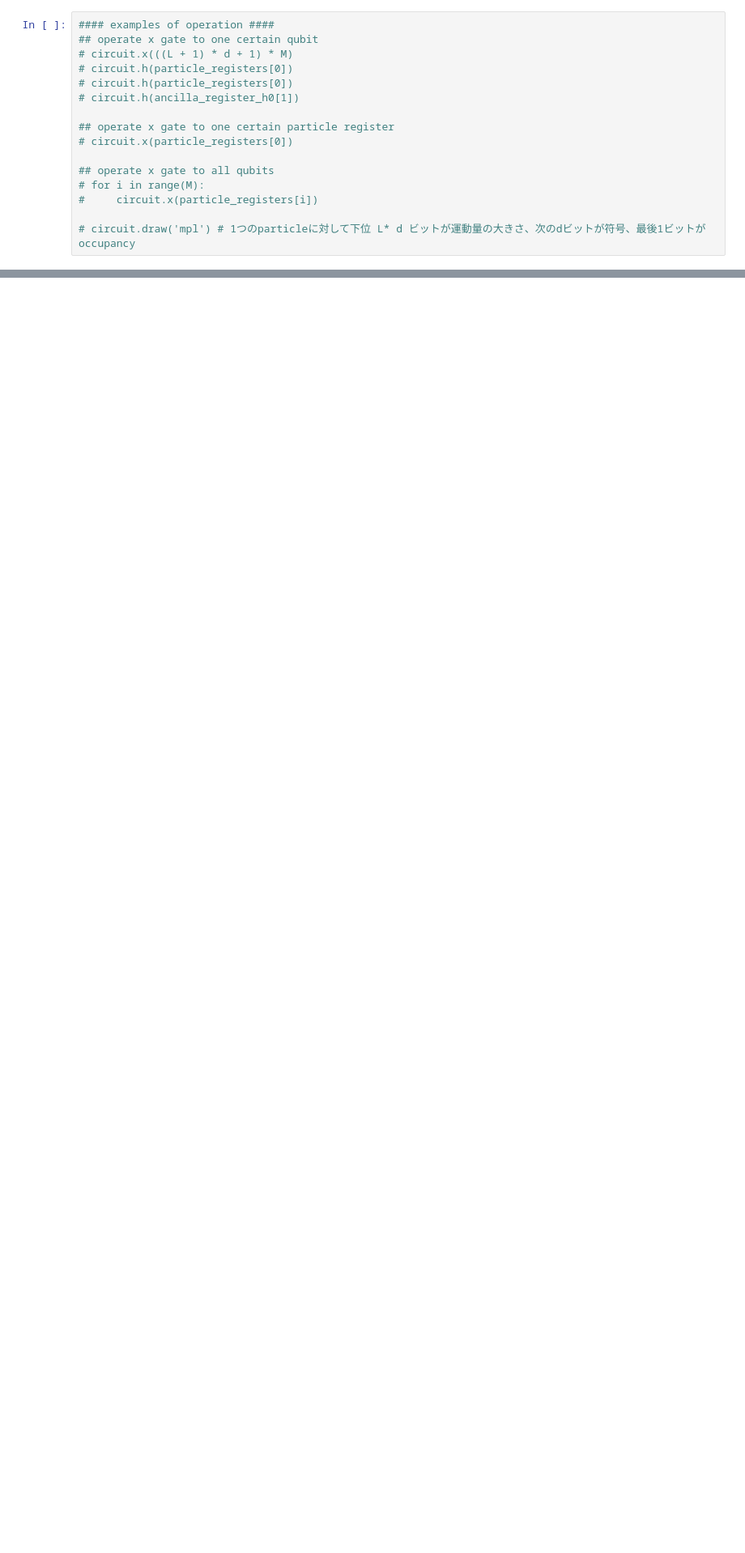
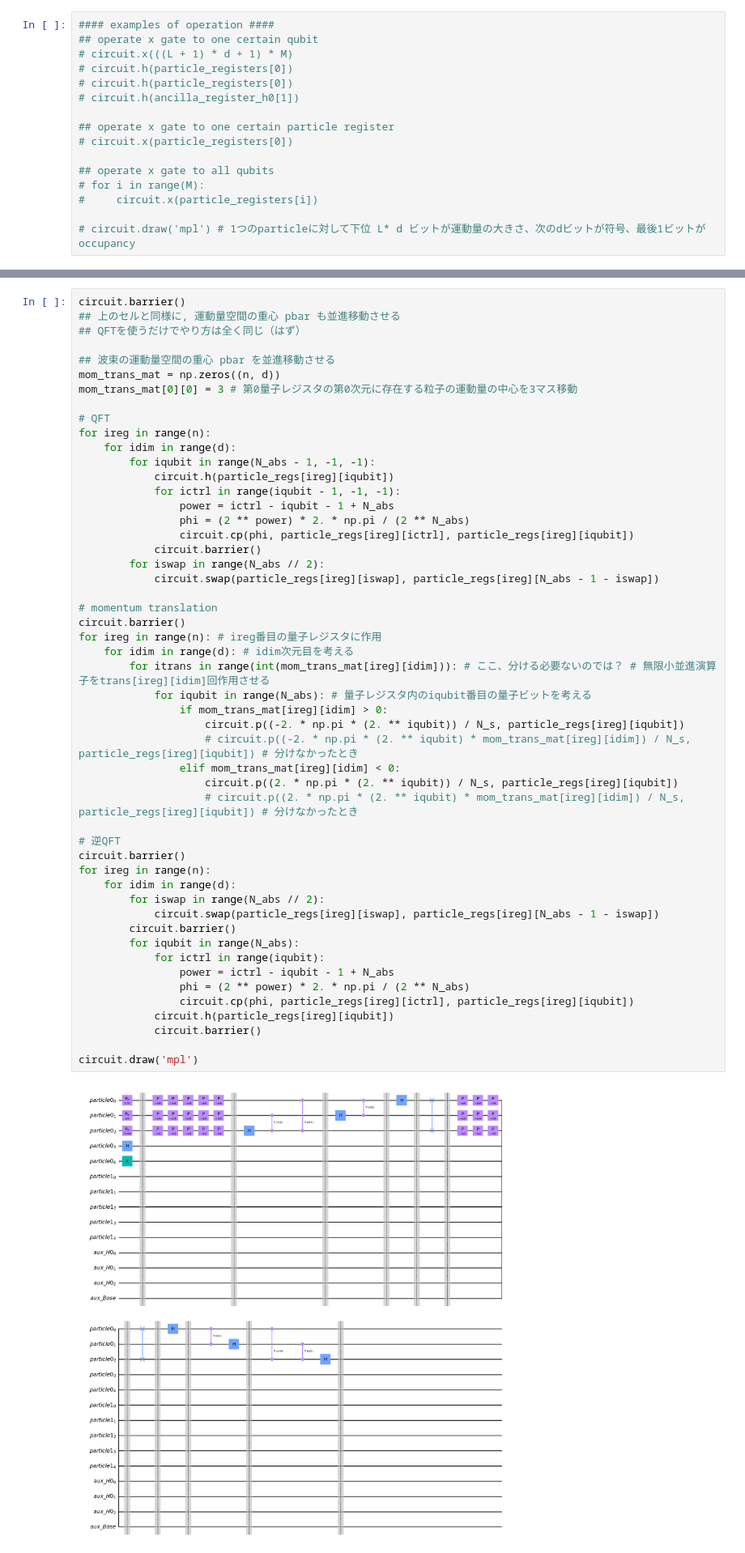
Before and after one commit to UTokyo-ICEPP/single-particle-qft, a Jupyter notebook: qsp/qc_single_particle.ipynb, the cells around one changed output, grey strips where cells are left out. Shown at 81% size. Cells and saved outputs as stored; diff of their text form; blank space fills up the shorter version.

```diff
--- a/qsp/qc_single_particle.ipynb
+++ b/qsp/qc_single_particle.ipynb
@@ -90 +97,54 @@ circuit.draw('mpl')
+# %%
+circuit.barrier()
+## 上のセルと同様に, 運動量空間の重心 pbar も並進移動させる
+## QFTを使うだけでやり方は全く同じ（はず）
+
+## 波束の運動量空間の重心 pbar を並進移動させる
+mom_trans_mat = np.zeros((n, d))
+mom_trans_mat[0][0] = 3 # 第0量子レジスタの第0次元に存在する粒子の運動量の中心を3マス移動
+
+# QFT
+for ireg in range(n):
+    for idim in range(d):
+        for iqubit in range(N_abs - 1, -1, -1):
+            circuit.h(particle_regs[ireg][iqubit])
+            for ictrl in range(iqubit - 1, -1, -1):
+                power = ictrl - iqubit - 1 + N_abs
+                phi = (2 ** power) * 2. * np.pi / (2 ** N_abs)
+                circuit.cp(phi, particle_regs[ireg][ictrl], particle_regs[ireg][iqubit])
+            circuit.barrier()
+        for iswap in range(N_abs // 2):
+            circuit.swap(particle_regs[ireg][iswap], particle_regs[ireg][N_abs - 1 - iswap])
+
+# momentum translation
+circuit.barrier()
+for ireg in range(n): # ireg番目の量子レジスタに作用
+    for idim in range(d): # idim次元目を考える
+        for itrans in range(int(mom_trans_mat[ireg][idim])): # ここ、分ける必要ないのでは？ # 無限小並進演算子をtrans[ireg][idim]回作用させる
+            for iqubit in range(N_abs): # 量子レジスタ内のiqubit番目の量子ビットを考える
+                if mom_trans_mat[ireg][idim] > 0:
+                    circuit.p((-2. * np.pi * (2. ** iqubit)) / N_s, particle_regs[ireg][iqubit])
+                    # circuit.p((-2. * np.pi * (2. ** iqubit) * mom_trans_mat[ireg][idim]) / N_s, particle_regs[ireg][iqubit]) # 分けなかったとき
+                elif mom_trans_mat[ireg][idim] < 0:
+                    circuit.p((2. * np.pi * (2. ** iqubit)) / N_s, particle_regs[ireg][iqubit])
+                    # circuit.p((2. * np.pi * (2. ** iqubit) * mom_trans_mat[ireg][idim]) / N_s, particle_regs[ireg][iqubit]) # 分けなかったとき
+
+# 逆QFT
+circuit.barrier()
+for ireg in range(n):
+    for idim in range(d):
+        for iswap in range(N_abs // 2):
+            circuit.swap(particle_regs[ireg][iswap], particle_regs[ireg][N_abs - 1 - iswap])
+        circuit.barrier()
+        for iqubit in range(N_abs):
+            for ictrl in range(iqubit):
+                power = ictrl - iqubit - 1 + N_abs
+                phi = (2 ** power) * 2. * np.pi / (2 ** N_abs)
+                circuit.cp(phi, particle_regs[ireg][ictrl], particle_regs[ireg][iqubit])
+            circuit.h(particle_regs[ireg][iqubit])
+            circuit.barrier()
+
+circuit.draw('mpl')
+# %% [output]
+[figure, added]
 # %%
```
Also changed, not shown: parts of 6 cells of this notebook, 2 other files.
